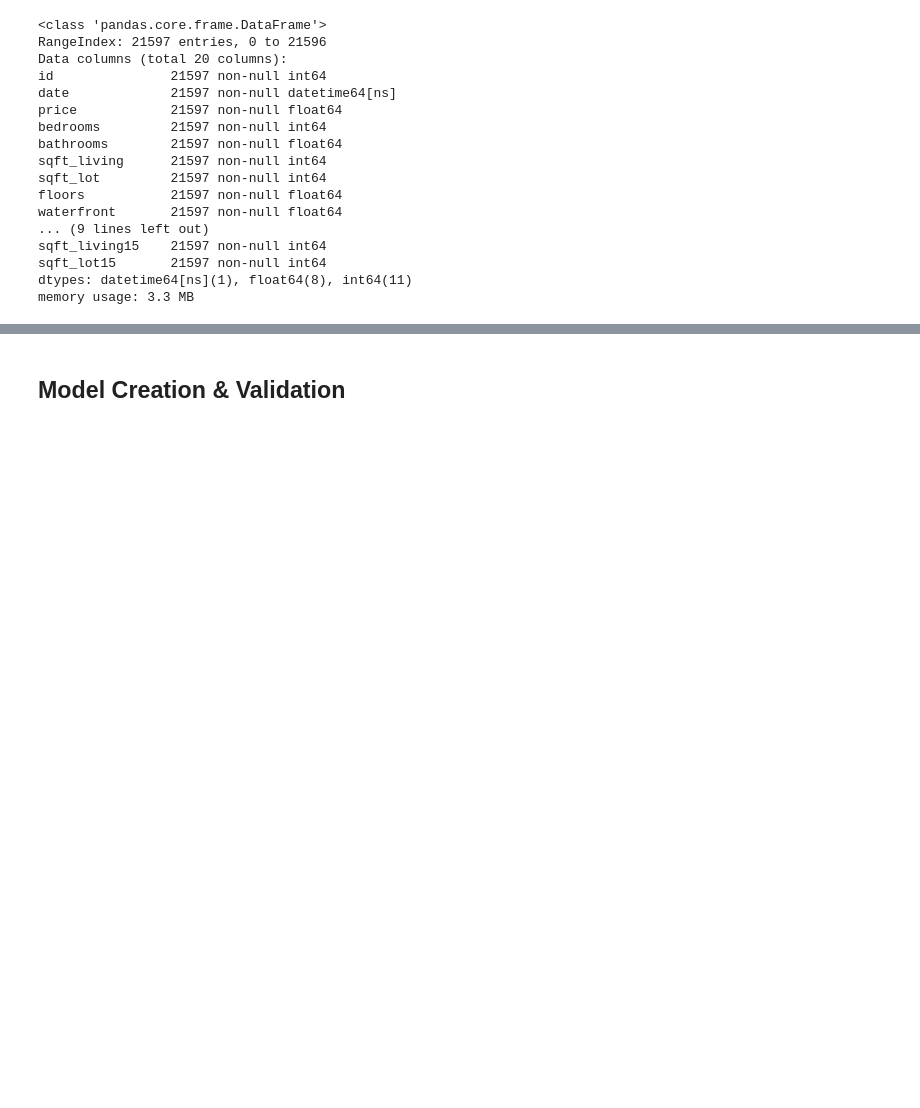
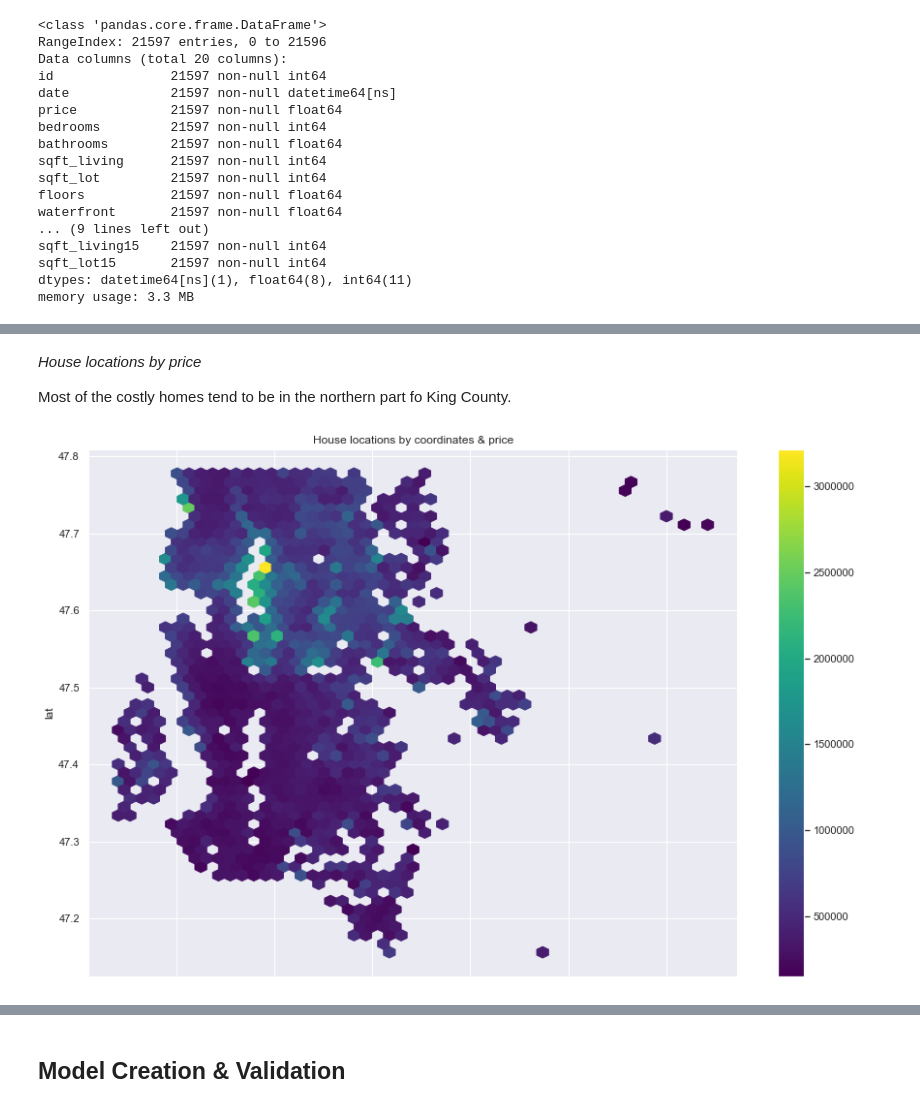
Before and after one commit to rahkeemg/dsc-v2-mod1-final-project-online-ds-ft-090919, a Jupyter notebook: student.ipynb, the cells around one changed output, grey strips where cells are left out. Cells and saved outputs as stored; diff of their text form; code cells hidden in the pictures; blank space fills up the shorter version.

```diff
--- a/student.ipynb
+++ b/student.ipynb
@@ -329,0 +474,10 @@ abs(matrix.corr()) > 0.70
+# %% [markdown]
+_House locations by price_
+
+Most of the costly homes tend to be in the northern part fo King County.
+# %%
+df.plot.hexbin(figsize=(15, 10), x='long', y='lat', C='price', gridsize=50, cmap='viridis')
+plt.title('House locations by coordinates & price')
+plt.show()
+# %% [output]
+[figure, added]
```
Also changed, not shown: parts of 79 cells of this notebook, 12 other files.
